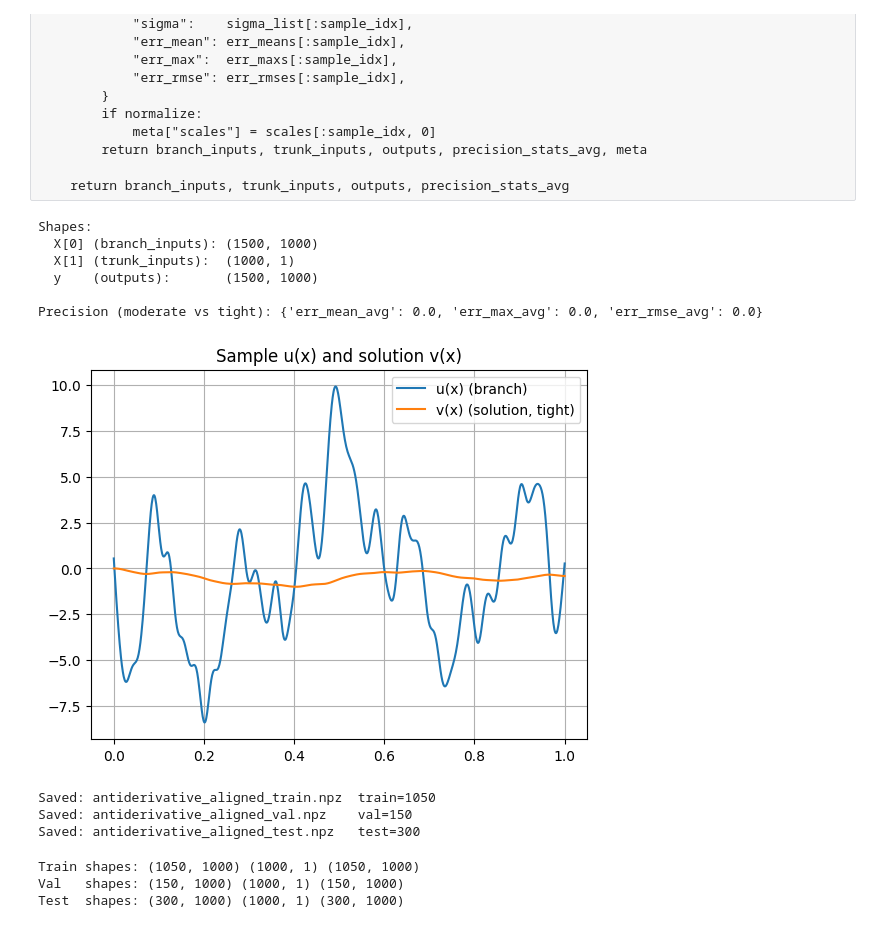
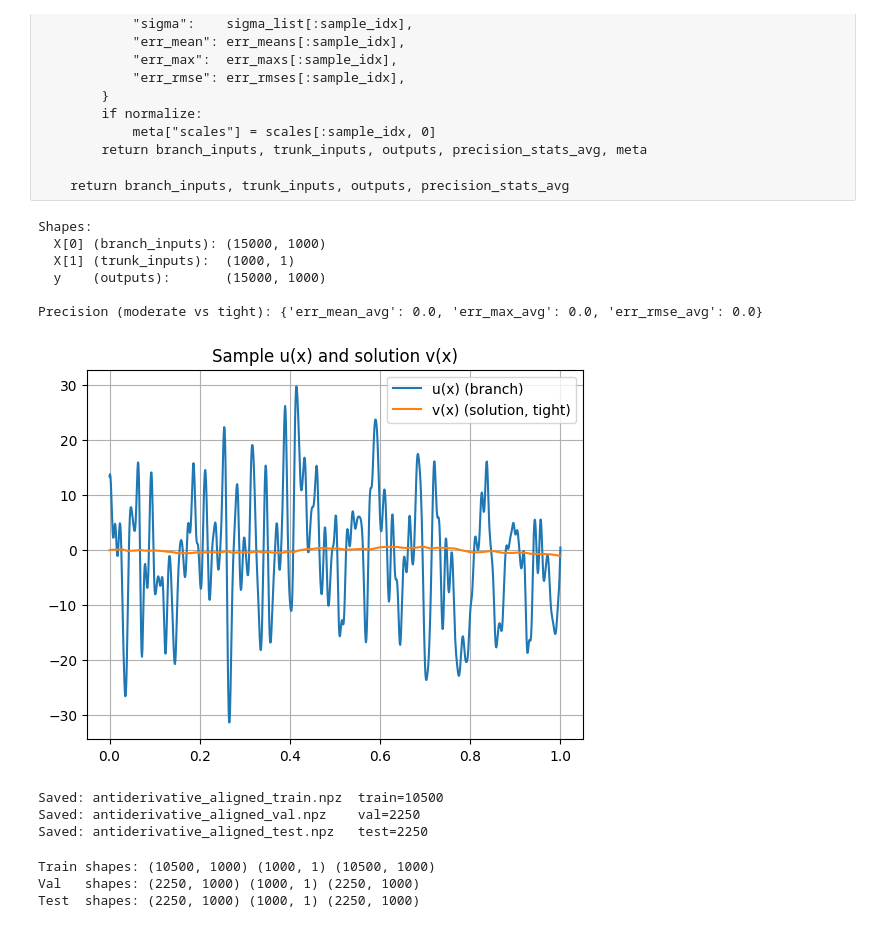
Before and after one commit to gpoccianti/Deep_Learning_2425, a Jupyter notebook: Notebooks/generate_dataset_ODE.ipynb, the cells around one changed output. Saved outputs shown, nothing was run; the diff lists cells and outputs as text; code cells hidden in the pictures.

```diff
--- a/Notebooks/generate_dataset_ODE.ipynb
+++ b/Notebooks/generate_dataset_ODE.ipynb
@@ -39,15 +39,15 @@ os.environ["OPENBLAS_NUM_THREADS"] = "8"
 seed = 123
 
 # Dimensioni (default: ((150, 100), (100, 1), (150, 100)))
-N_samples      = 150*10       # -> X[0].shape[0], y.shape[0]
-in_size_branch = 100*10       # -> X[0].shape[1]
+N_samples      = 150*100       # -> X[0].shape[0], y.shape[0]
+in_size_branch = 1000       # -> X[0].shape[1]
 N_grid         = in_size_branch       # -> X[1].shape[0], y.shape[1] Aligned Dataset
 x_min, x_max   = 0.0, 1.0
 
 # File / split (usa 'spit' come richiesto)
 spit = True                # True: train/test  |  False: singolo file
-val_fraction = 0.1   # 10% validation (se spit=True)
-test_fraction  = 0.2 # 20% test (se spit=True)
+val_fraction = 0.15   # 15% validation (se spit=True)
+test_fraction  = 0.15 # 15% test (se spit=True)
 val_fname    = "antiderivative_aligned_val.npz"
 train_fname    = "antiderivative_aligned_train.npz"
 test_fname     = "antiderivative_aligned_test.npz"
@@ -602,20 +602,20 @@ print("  y    (outputs):      ", outputs.shape)
 print("\nPrecision (moderate vs tight):", prec_stats)
 # %% [output]
 Shapes:
-  X[0] (branch_inputs): (1500, 1000)
+  X[0] (branch_inputs): (15000, 1000)
   X[1] (trunk_inputs):  (1000, 1)
-  y    (outputs):       (1500, 1000)
+  y    (outputs):       (15000, 1000)
 
 Precision (moderate vs tight): {'err_mean_avg': 0.0, 'err_max_avg': 0.0, 'err_rmse_avg': 0.0}
 # %%
 
 # Quick sanity plots
-idx = 10
+idx = 0
 plt.plot(np.linspace(x_min, x_max, in_size_branch), branch_inputs[idx], label="u(x) (branch)")
 plt.plot(trunk_inputs[:, 0], outputs[idx], label="v(x) (solution, tight)")
 plt.legend(); plt.grid(); plt.title("Sample u(x) and solution v(x)"); plt.show()
 # %% [output]
-[figure, old version]
+[figure, new version]
 # %%
 def save_npz_files(branch_inputs, trunk_inputs, outputs, spit: bool,
                    test_fraction: float, train_fname: str, test_fname: str, single_fname: str,
@@ -694,9 +694,9 @@ save_npz_files(
     val_fraction=val_fraction, val_fname=val_fname
 )
 # %% [output]
-Saved: antiderivative_aligned_train.npz  train=1050
-Saved: antiderivative_aligned_val.npz    val=150
-Saved: antiderivative_aligned_test.npz   test=300
+Saved: antiderivative_aligned_train.npz  train=10500
+Saved: antiderivative_aligned_val.npz    val=2250
+Saved: antiderivative_aligned_test.npz   test=2250
 # %%
 # Ricarica e verifica (ricorda allow_pickle=True in np.load)
 if spit:
@@ -730,6 +730,6 @@ else:
     da = np.load(single_fname, allow_pickle=True)
     print("Data shapes:", da["X"][0].shape, da["X"][1].shape, da["y"].shape)
 # %% [output]
-Train shapes: (1050, 1000) (1000, 1) (1050, 1000)
-Val   shapes: (150, 1000) (1000, 1) (150, 1000)
-Test  shapes: (300, 1000) (1000, 1) (300, 1000)
+Train shapes: (10500, 1000) (1000, 1) (10500, 1000)
+Val   shapes: (2250, 1000) (1000, 1) (2250, 1000)
+Test  shapes: (2250, 1000) (1000, 1) (2250, 1000)
```
Also changed, not shown: parts of 1 cell of this notebook, 2 other files.
